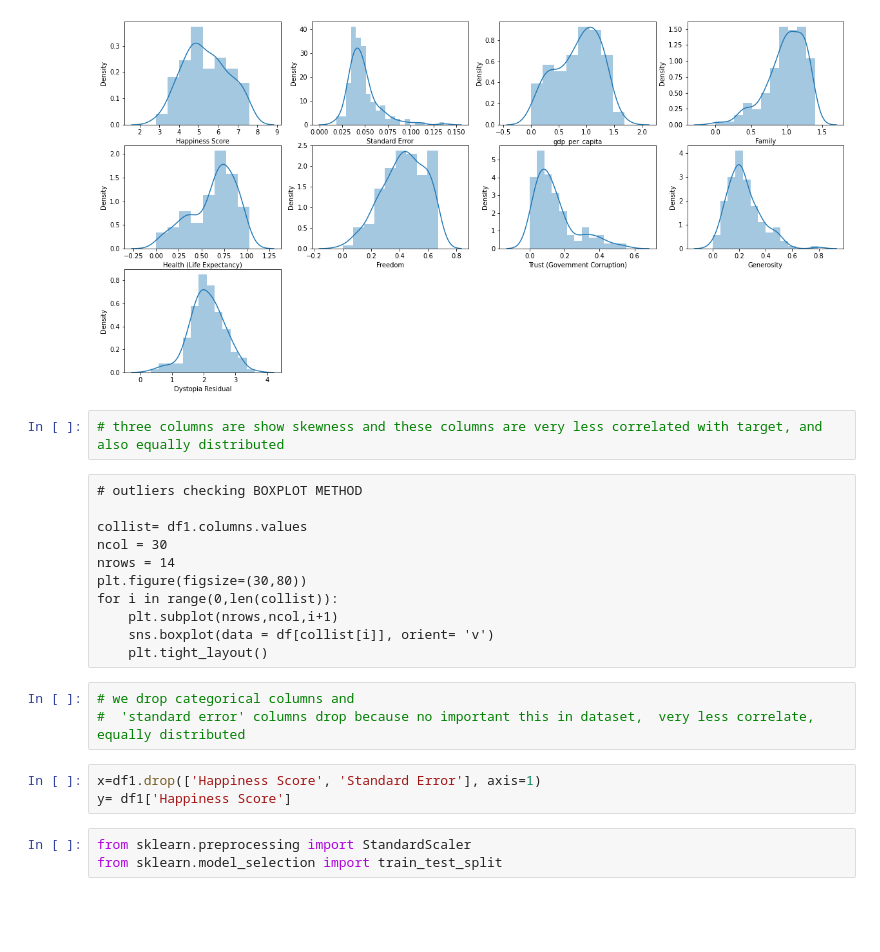
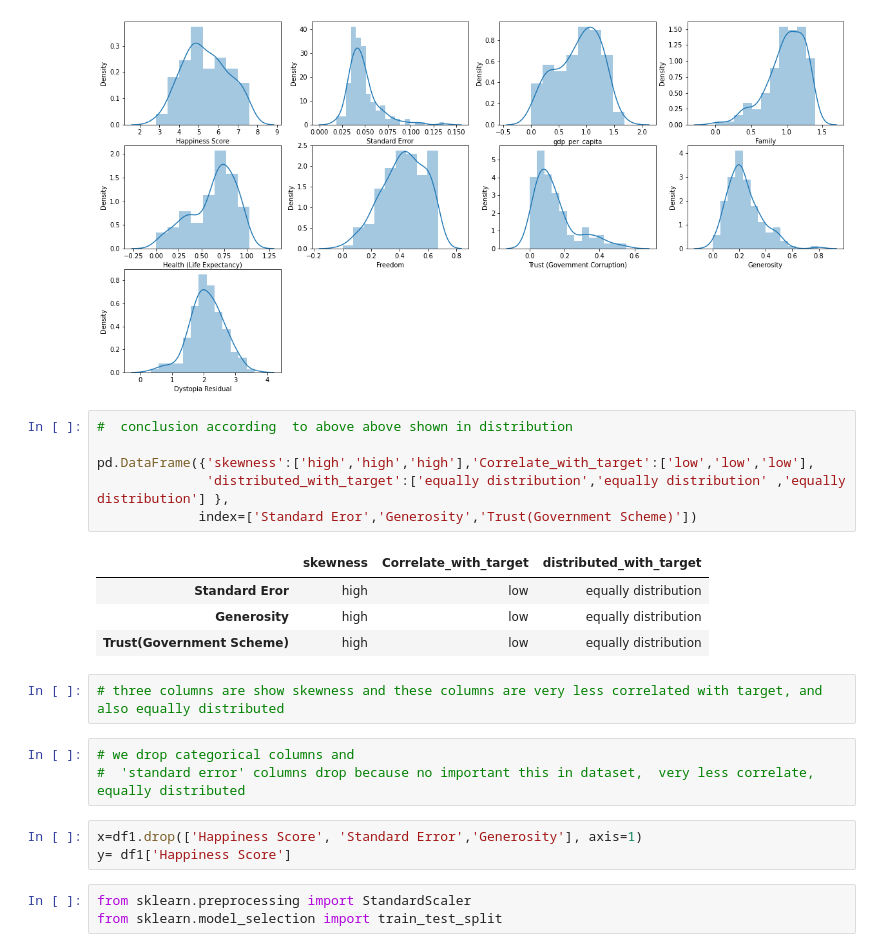
Before and after one commit to maaniaxs/Machine-Leaning-, a Jupyter notebook: PRACTICE_PROJECT/PROJECT1 HAPPINESS_REPORT.ipynb, the cells around one changed output. Saved outputs shown, nothing was run; the diff lists cells and outputs as text; blank space fills up the shorter version.

```diff
--- a/PRACTICE_PROJECT/PROJECT1 HAPPINESS_REPORT.ipynb
+++ b/PRACTICE_PROJECT/PROJECT1 HAPPINESS_REPORT.ipynb
@@ -136,24 +135,24 @@ for col in df1:
 plt.show()
 # %% [output]
 [figure]
+# %%
+#  conclusion according  to above above shown in distribution
+
+pd.DataFrame({'skewness':['high','high','high'],'Correlate_with_target':['low','low','low'],
+              'distributed_with_target':['equally distribution','equally distribution' ,'equally distribution'] },
+             index=['Standard Eror','Generosity','Trust(Government Scheme)'])
+# %% [output]
+|  | skewness | Correlate_with_target | distributed_with_target |
+| Standard Eror | high | low | equally distribution |
+| Generosity | high | low | equally distribution |
+| Trust(Government Scheme) | high | low | equally distribution |
 # %%
 # three columns are show skewness and these columns are very less correlated with target, and also equally distributed
-# %% [raw]
-# outliers checking BOXPLOT METHOD
-
-collist= df1.columns.values
-ncol = 30
-nrows = 14
-plt.figure(figsize=(30,80))
-for i in range(0,len(collist)):
-    plt.subplot(nrows,ncol,i+1)
-    sns.boxplot(data = df[collist[i]], orient= 'v')
-    plt.tight_layout()
 # %%
 # we drop categorical columns and
 #  'standard error' columns drop because no important this in dataset,  very less correlate, equally distributed
 # %%
-x=df1.drop(['Happiness Score', 'Standard Error'], axis=1)
+x=df1.drop(['Happiness Score', 'Standard Error','Generosity'], axis=1)
 y= df1['Happiness Score']
 # %%
 from sklearn.preprocessing import StandardScaler
```
Also changed, not shown: parts of 21 cells of this notebook.
